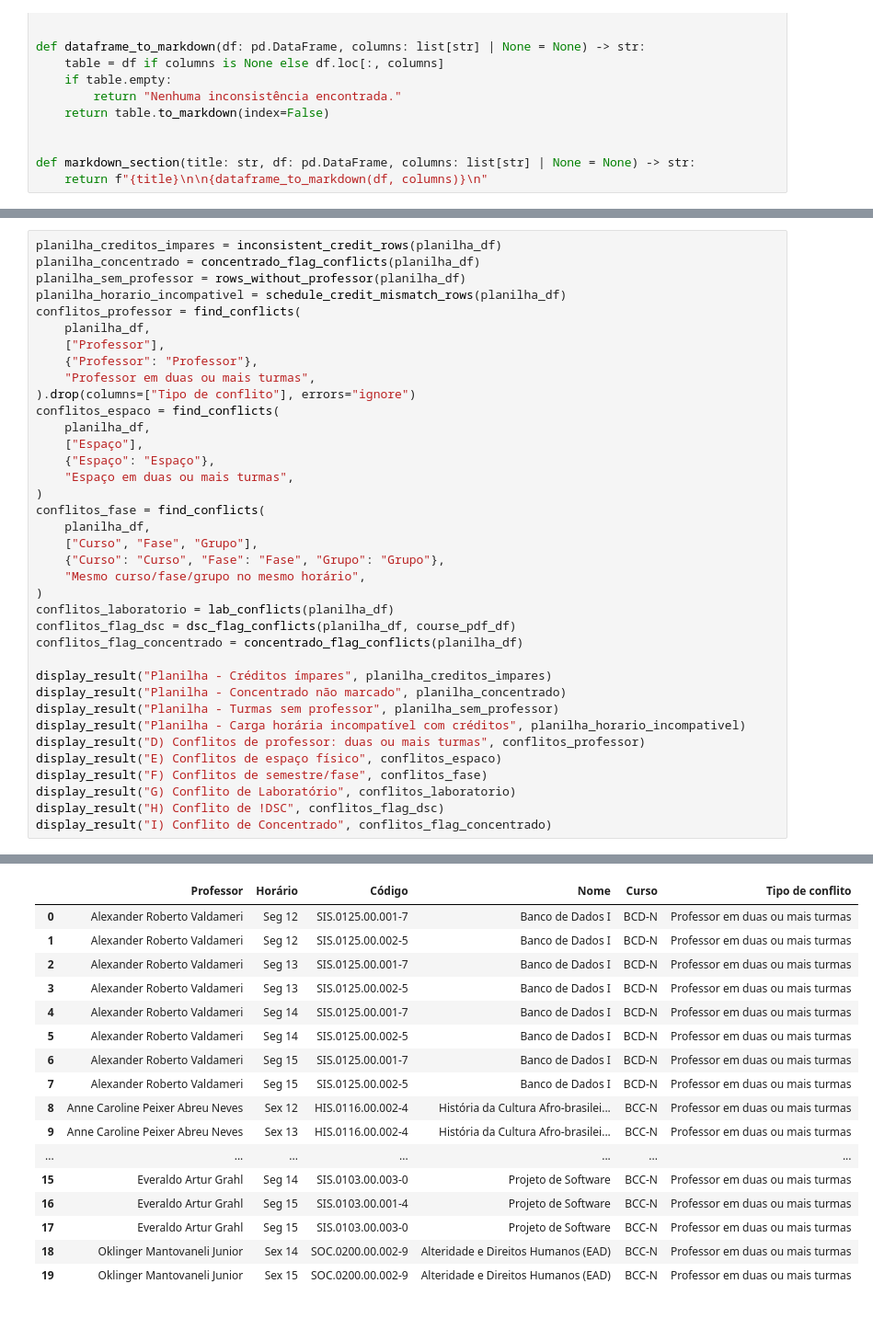
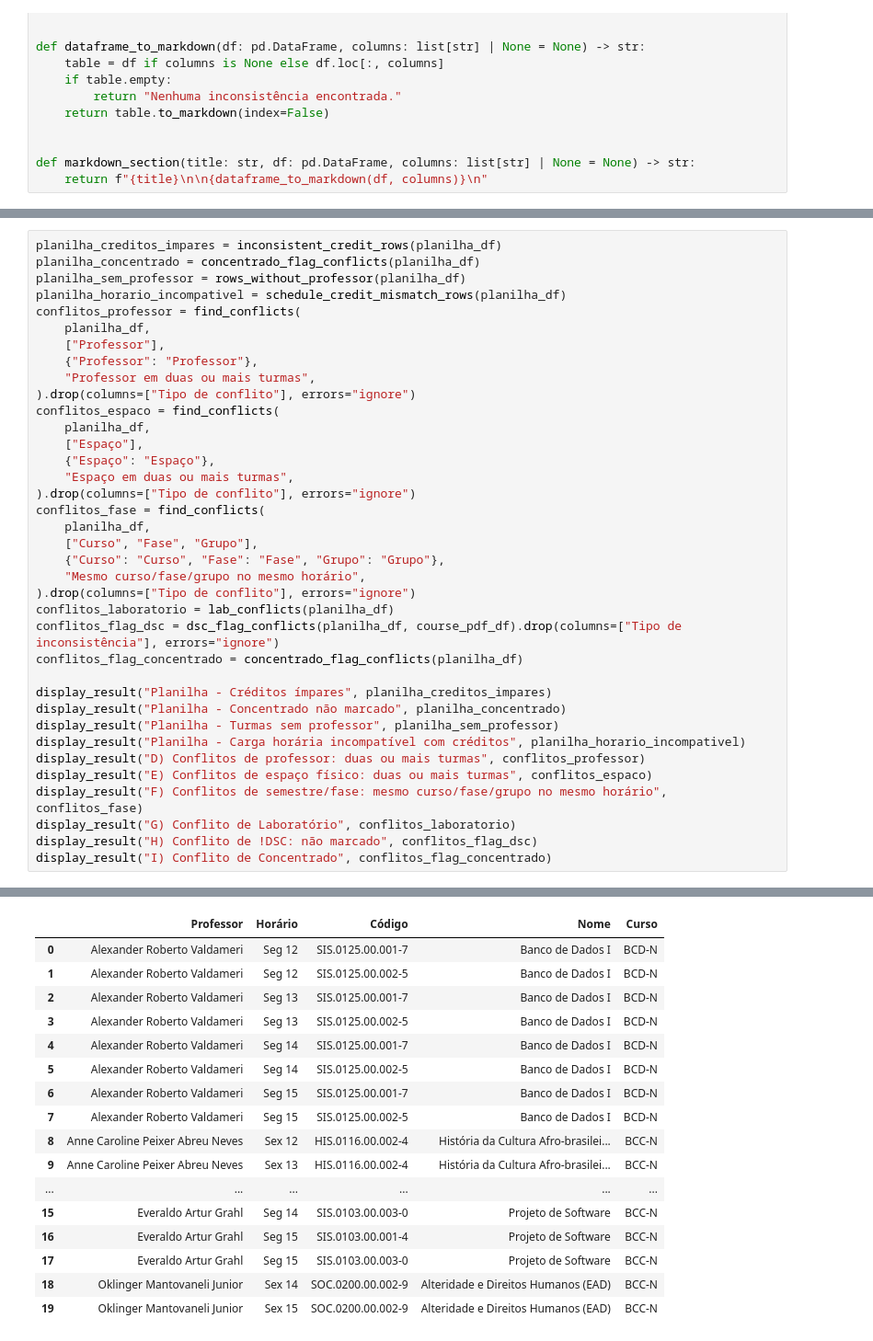
Before and after one commit to DSCFURB/dsc, a Jupyter notebook: ___Python/main.ipynb, the cells around one changed output, grey strips where cells are left out. Shown at 92% size. Cells and saved outputs as stored; diff of their text form.

```diff
--- a/___Python/main.ipynb
+++ b/___Python/main.ipynb
@@ -976,15 +976,15 @@ conflitos_espaco = find_conflicts(
     ["Espaço"],
     {"Espaço": "Espaço"},
     "Espaço em duas ou mais turmas",
-)
+).drop(columns=["Tipo de conflito"], errors="ignore")
 conflitos_fase = find_conflicts(
     planilha_df,
     ["Curso", "Fase", "Grupo"],
     {"Curso": "Curso", "Fase": "Fase", "Grupo": "Grupo"},
     "Mesmo curso/fase/grupo no mesmo horário",
-)
+).drop(columns=["Tipo de conflito"], errors="ignore")
 conflitos_laboratorio = lab_conflicts(planilha_df)
-conflitos_flag_dsc = dsc_flag_conflicts(planilha_df, course_pdf_df)
+conflitos_flag_dsc = dsc_flag_conflicts(planilha_df, course_pdf_df).drop(columns=["Tipo de inconsistência"], errors="ignore")
 conflitos_flag_concentrado = concentrado_flag_conflicts(planilha_df)
 
 display_result("Planilha - Créditos ímpares", planilha_creditos_impares)
@@ -992,10 +992,10 @@ display_result("Planilha - Concentrado não marcado", planilha_concentrado)
 display_result("Planilha - Turmas sem professor", planilha_sem_professor)
 display_result("Planilha - Carga horária incompatível com créditos", planilha_horario_incompativel)
 display_result("D) Conflitos de professor: duas ou mais turmas", conflitos_professor)
-display_result("E) Conflitos de espaço físico", conflitos_espaco)
-display_result("F) Conflitos de semestre/fase", conflitos_fase)
+display_result("E) Conflitos de espaço físico: duas ou mais turmas", conflitos_espaco)
+display_result("F) Conflitos de semestre/fase: mesmo curso/fase/grupo no mesmo horário", conflitos_fase)
 display_result("G) Conflito de Laboratório", conflitos_laboratorio)
-display_result("H) Conflito de !DSC", conflitos_flag_dsc)
+display_result("H) Conflito de !DSC: não marcado", conflitos_flag_dsc)
 display_result("I) Conflito de Concentrado", conflitos_flag_concentrado)
 # %% [output]
 ### Planilha - Créditos ímpares
@@ -1031,17 +1031,17 @@ Nenhuma inconsistência encontrada.
-|  | Professor | Horário | Código | Nome | Curso | Tipo de conflito |
-| 0 | Alexander Roberto Valdameri | Seg 12 | SIS.0125.00.001-7 | Banco de Dados I | BCD-N | Professor em duas ou mais turmas |
-| 1 | Alexander Roberto Valdameri | Seg 12 | SIS.0125.00.002-5 | Banco de Dados I | BCD-N | Professor em duas ou mais turmas |
-| 2 | Alexander Roberto Valdameri | Seg 13 | SIS.0125.00.001-7 | Banco de Dados I | BCD-N | Professor em duas ou mais turmas |
-| 3 | Alexander Roberto Valdameri | Seg 13 | SIS.0125.00.002-5 | Banco de Dados I | BCD-N | Professor em duas ou mais turmas |
-| 4 | Alexander Roberto Valdameri | Seg 14 | SIS.0125.00.001-7 | Banco de Dados I | BCD-N | Professor em duas ou mais turmas |
-| 5 | Alexander Roberto Valdameri | Seg 14 | SIS.0125.00.002-5 | Banco de Dados I | BCD-N | Professor em duas ou mais turmas |
-| 6 | Alexander Roberto Valdameri | Seg 15 | SIS.0125.00.001-7 | Banco de Dados I | BCD-N | Professor em duas ou mais turmas |
-| 7 | Alexander Roberto Valdameri | Seg 15 | SIS.0125.00.002-5 | Banco de Dados I | BCD-N | Professor em duas ou mais turmas |
-| 8 | Anne Caroline Peixer Abreu Neves | Sex 12 | HIS.0116.00.002-4 | História da Cultura Afro-brasilei... | BCC-N | Professor em duas ou mais turmas |
-| 9 | Anne Caroline Peixer Abreu Neves | Sex 13 | HIS.0116.00.002-4 | História da Cultura Afro-brasilei... | BCC-N | Professor em duas ou mais turmas |
-| ... | ... | ... | ... | ... | ... | ... |
-| 15 | Everaldo Artur Grahl | Seg 14 | SIS.0103.00.003-0 | Projeto de Software | BCC-N | Professor em duas ou mais turmas |
-| 16 | Everaldo Artur Grahl | Seg 15 | SIS.0103.00.001-4 | Projeto de Software | BCC-N | Professor em duas ou mais turmas |
-| 17 | Everaldo Artur Grahl | Seg 15 | SIS.0103.00.003-0 | Projeto de Software | BCC-N | Professor em duas ou mais turmas |
-| 18 | Oklinger Mantovaneli Junior | Sex 14 | SOC.0200.00.002-9 | Alteridade e Direitos Humanos (EAD) | BCC-N | Professor em duas ou mais turmas |
-| 19 | Oklinger Mantovaneli Junior | Sex 15 | SOC.0200.00.002-9 | Alteridade e Direitos Humanos (EAD) | BCC-N | Professor em duas ou mais turmas |
+|  | Professor | Horário | Código | Nome | Curso |
+| 0 | Alexander Roberto Valdameri | Seg 12 | SIS.0125.00.001-7 | Banco de Dados I | BCD-N |
+| 1 | Alexander Roberto Valdameri | Seg 12 | SIS.0125.00.002-5 | Banco de Dados I | BCD-N |
+| 2 | Alexander Roberto Valdameri | Seg 13 | SIS.0125.00.001-7 | Banco de Dados I | BCD-N |
+| 3 | Alexander Roberto Valdameri | Seg 13 | SIS.0125.00.002-5 | Banco de Dados I | BCD-N |
+| 4 | Alexander Roberto Valdameri | Seg 14 | SIS.0125.00.001-7 | Banco de Dados I | BCD-N |
+| 5 | Alexander Roberto Valdameri | Seg 14 | SIS.0125.00.002-5 | Banco de Dados I | BCD-N |
+| 6 | Alexander Roberto Valdameri | Seg 15 | SIS.0125.00.001-7 | Banco de Dados I | BCD-N |
+| 7 | Alexander Roberto Valdameri | Seg 15 | SIS.0125.00.002-5 | Banco de Dados I | BCD-N |
+| 8 | Anne Caroline Peixer Abreu Neves | Sex 12 | HIS.0116.00.002-4 | História da Cultura Afro-brasilei... | BCC-N |
+| 9 | Anne Caroline Peixer Abreu Neves | Sex 13 | HIS.0116.00.002-4 | História da Cultura Afro-brasilei... | BCC-N |
+| ... | ... | ... | ... | ... | ... |
+| 15 | Everaldo Artur Grahl | Seg 14 | SIS.0103.00.003-0 | Projeto de Software | BCC-N |
+| 16 | Everaldo Artur Grahl | Seg 15 | SIS.0103.00.001-4 | Projeto de Software | BCC-N |
+| 17 | Everaldo Artur Grahl | Seg 15 | SIS.0103.00.003-0 | Projeto de Software | BCC-N |
+| 18 | Oklinger Mantovaneli Junior | Sex 14 | SOC.0200.00.002-9 | Alteridade e Direitos Humanos (EAD) | BCC-N |
+| 19 | Oklinger Mantovaneli Junior | Sex 15 | SOC.0200.00.002-9 | Alteridade e Direitos Humanos (EAD) | BCC-N |
```
Also changed, not shown: parts of 4 cells of this notebook.
